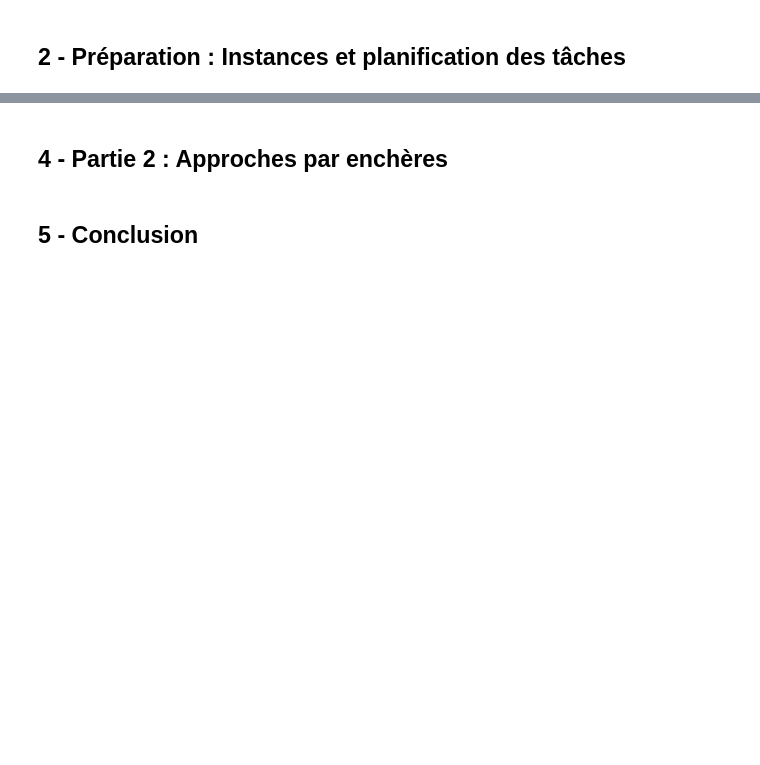
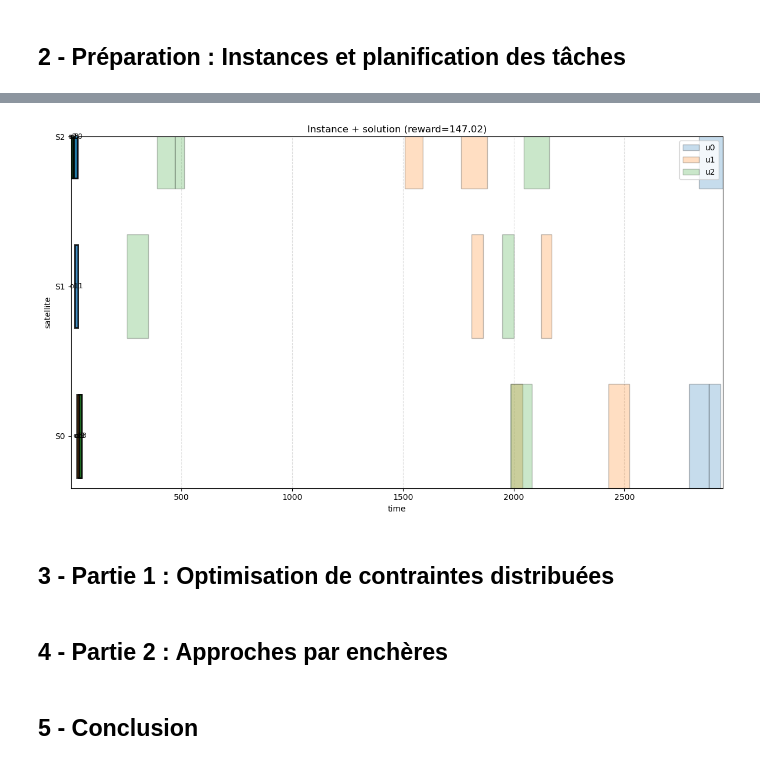
Before and after one commit to Melluchi/COCOMA, a Jupyter notebook: Projet_COCOMA.ipynb, the cells around one changed output, grey strips where cells are left out. Drawn from its saved outputs; the diff is of its cells as text; code cells hidden in the pictures; blank space fills up the shorter version.

```diff
--- a/Projet_COCOMA.ipynb
+++ b/Projet_COCOMA.ipynb
@@ -21,0 +775,13 @@
+# %%
+observations_u02 = []
+
+for o in observations2 :
+    if o.u.u_id == 0 and o.s.s_id == 0:
+        observations_u02.append(o)
+
+solution2, reward2 = planification(list(observations2),1)
+
+print("Reward:", solution2)
+for obs, t in solution2.M.items():
+    print(obs.o_id, obs.t_start, obs.t_end, obs.reward)
+    print(t)
@@ -22,3 +956,16 @@
+# %%
+plot_eoscsp_windows(
+    eoscsp_2,
+    plan=solution2,
+    title=f"Instance + solution (reward={reward2:.2f})",
+    show_exclusives=True,
+    show_labels=False,        # souvent mieux pour la lisibilité
+    show_plan_labels=True
+)
+# %% [output]
+[figure, added]
+# %% [markdown]
+## 3 - Partie 1 : Optimisation de contraintes distribuées
 # %% [markdown]
 ## 4 - Partie 2 : Approches par enchères
 # %% [markdown]
```
Also changed, not shown: parts of 52 cells of this notebook.
